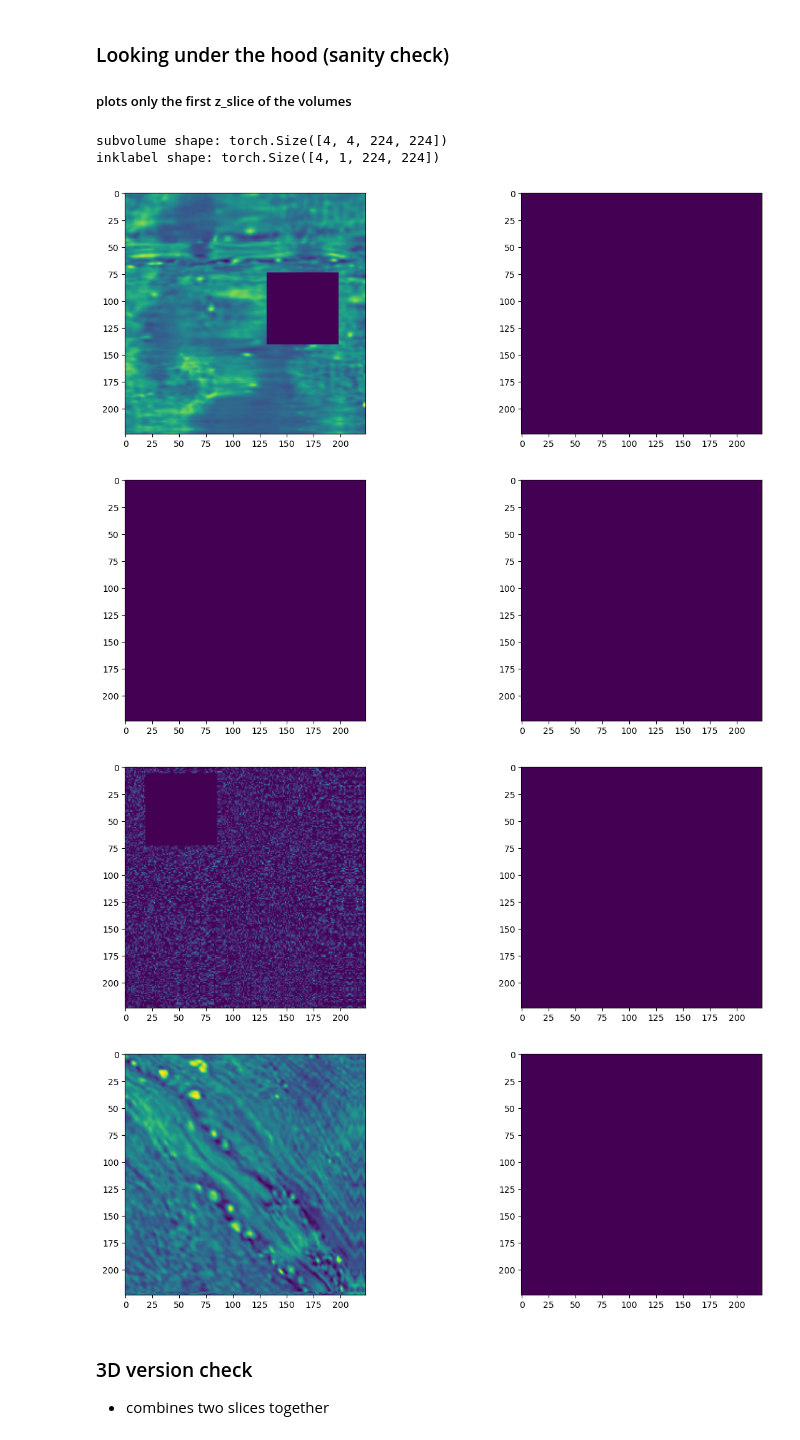
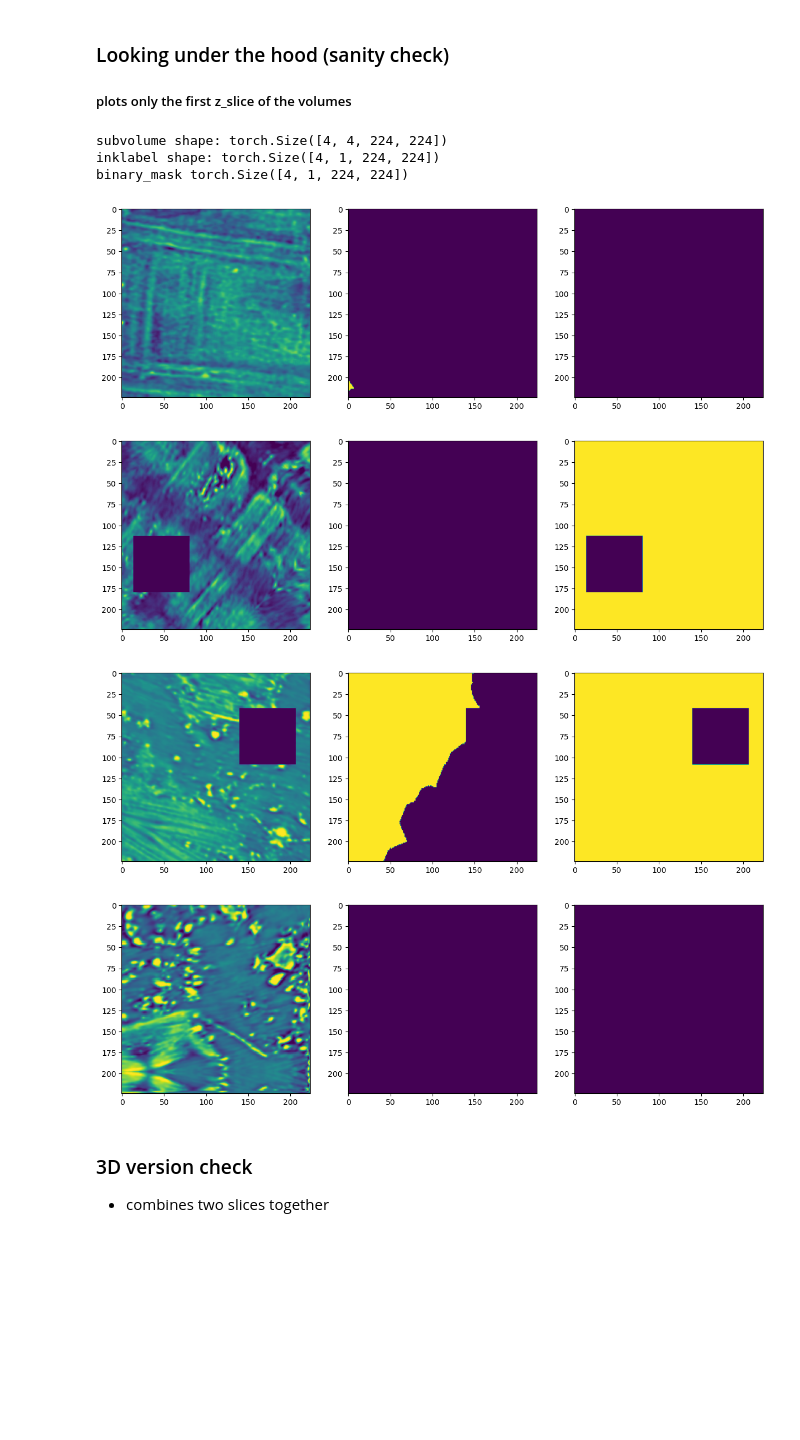
Before and after one commit to gmarus777/VESUVIUS_Challenge, a Jupyter notebook: jupyter notebooks/LOCAL VESUVIUS DATASET TUTORIAL.ipynb, the cells around one changed output. Drawn from its saved outputs; the diff is of its cells as text; code cells hidden in the pictures; blank space fills up the shorter version.

```diff
--- a/jupyter notebooks/LOCAL VESUVIUS DATASET TUTORIAL.ipynb
+++ b/jupyter notebooks/LOCAL VESUVIUS DATASET TUTORIAL.ipynb
@@ -60,7 +60,7 @@ DEVICE = torch.device("cuda" if torch.cuda.is_available() else "mps")
 # %%
 PATCH_SIZE = 224
 Z_DIM = 4
-COMPETITION_DATA_DIR_str =  "/kaggle/input/vesuvius-challenge-ink-detection/"
+COMPETITION_DATA_DIR_str =  "kaggle/input/vesuvius-challenge-ink-detection/"
 
 class CFG:
 
@@ -203,28 +203,31 @@ dataset = Vesuvius_Tile_Datamodule(cfg=CFG)
 # %%
 BATCHES_to_SHOW = 1
 
 dataloader = iter(dataset.train_dataloader())
 for i in range(BATCHES_to_SHOW):
     # Get image and label from train data -- change number for different ones
-    subvolumes, inklabels = next(dataloader)
+    subvolumes, inklabels, binary_masks = next(dataloader)
     print('subvolume shape:',subvolumes.shape)
     print('inklabel shape:',inklabels.shape)
-    for subvolume,  inklabel in zip(subvolumes, inklabels):
-                fig, axes = plt.subplots(1, 2, figsize=(15, 5))
-                for idx, image in enumerate((subvolume,  inklabel)):
+    print('binary_mask', masks.shape )
+
+    for subvolume,  inklabel, binary_mask in zip(subvolumes, inklabels, binary_masks):
+                fig, axes = plt.subplots(1, 3, figsize=(15, 5))
+                for idx, image in enumerate((subvolume,  inklabel, binary_mask)):
                     if idx==0:
                         axes[idx].imshow(image[0])
                     else:
                          axes[idx].imshow(image.squeeze(0))
 
                 plt.show()
 # %% [output]
 subvolume shape: torch.Size([4, 4, 224, 224])
 inklabel shape: torch.Size([4, 1, 224, 224])
+binary_mask torch.Size([4, 1, 224, 224])
-[figure, old version]
+[figure, new version]
-[figure, old version]
+[figure, new version]
-[figure, old version]
+[figure, new version]
-[figure, old version]
+[figure, new version]
 # %% [markdown]
 ### 3D version check
 - combines two slices together
```
Also changed, not shown: parts of 1 cell of this notebook, 2 other files.
